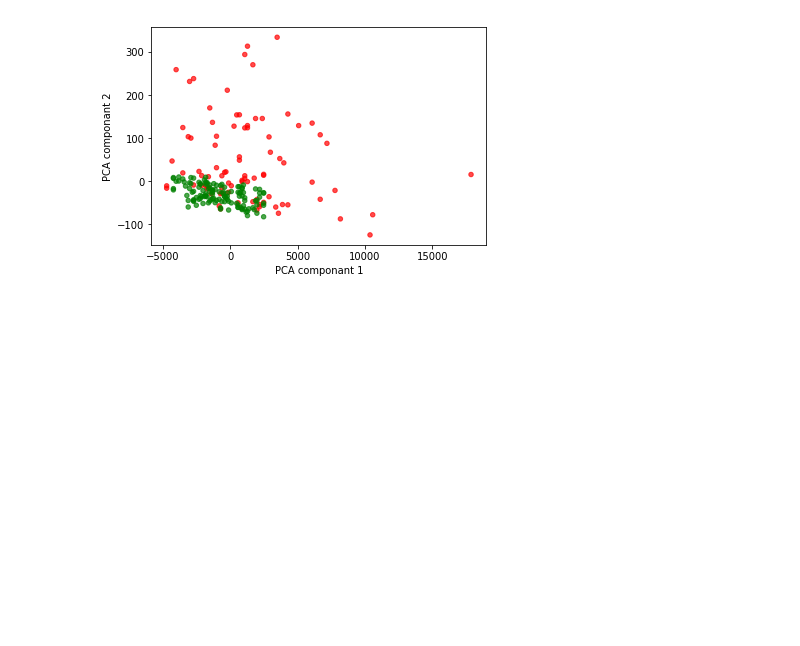
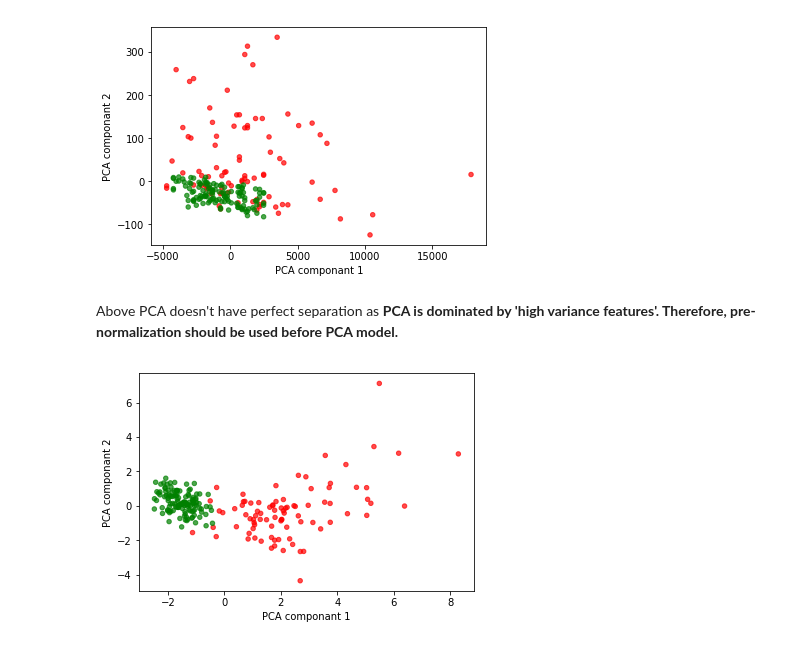
Before and after one commit to yli110-stat697/Chronic-Kidney-Disease, a Jupyter notebook: XGBoost on CKD data.ipynb, the cells around one changed output. Drawn from its saved outputs; the diff is of its cells as text; code cells hidden in the pictures; blank space fills up the shorter version.

```diff
--- a/XGBoost on CKD data.ipynb
+++ b/XGBoost on CKD data.ipynb
@@ -173,3 +173,21 @@ T.plot.scatter(x='PCA componant 1', y='PCA componant 2', marker='o', alpha=0.7,
 plt.show()
 # %% [output]
 [figure]
+# %% [markdown]
+Above PCA doesn't have perfect separation as **PCA is dominated by 'high variance features'. Therefore, pre-normalization should be used before PCA model.**
+# %%
+from sklearn.preprocessing import StandardScaler
+sc = StandardScaler()
+
+pca_normal = sc.fit_transform(pca_feature)
+# %%
+pca = PCA(n_components=2)
+pca.fit(pca_normal)
+T = pca.transform(pca_normal)
+T = pd.DataFrame(T)
+
+T.columns = ['PCA componant 1', 'PCA componant 2']
+T.plot.scatter(x='PCA componant 1', y='PCA componant 2', marker='o', alpha=0.7, color = label_color)
+plt.show()
+# %% [output]
+[figure, added]
```
Also changed, not shown: parts of 3 cells of this notebook.
